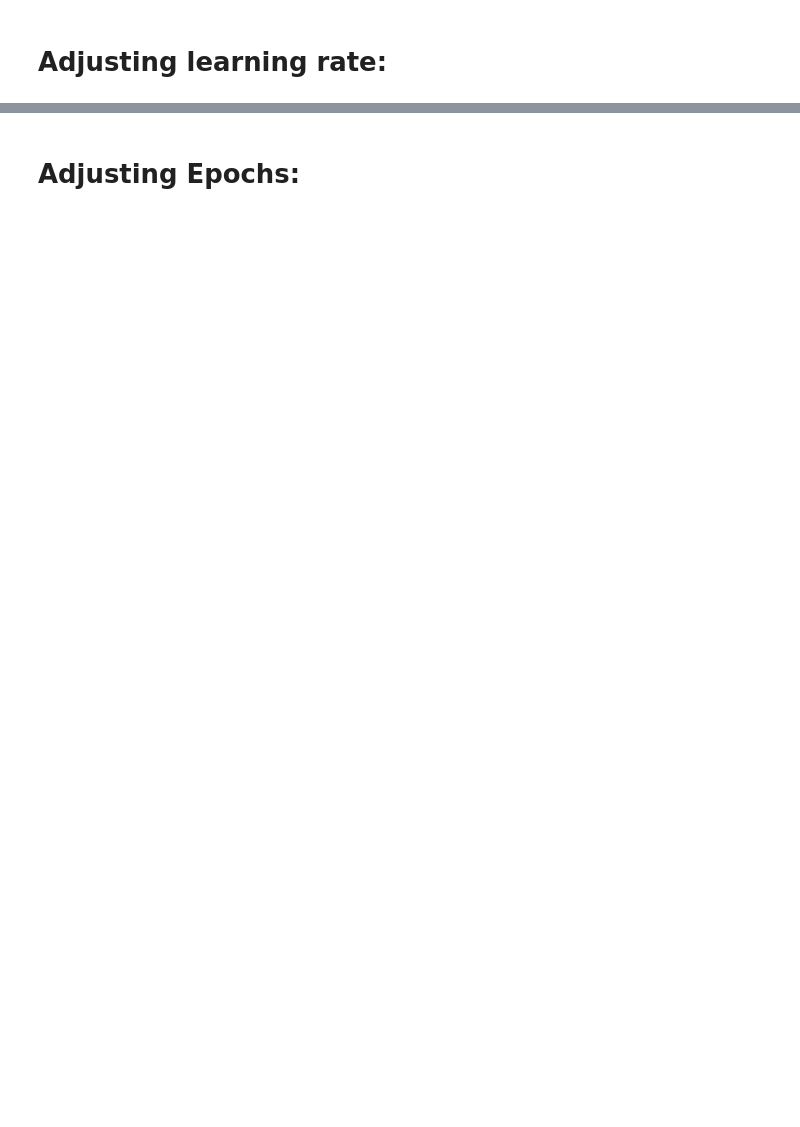
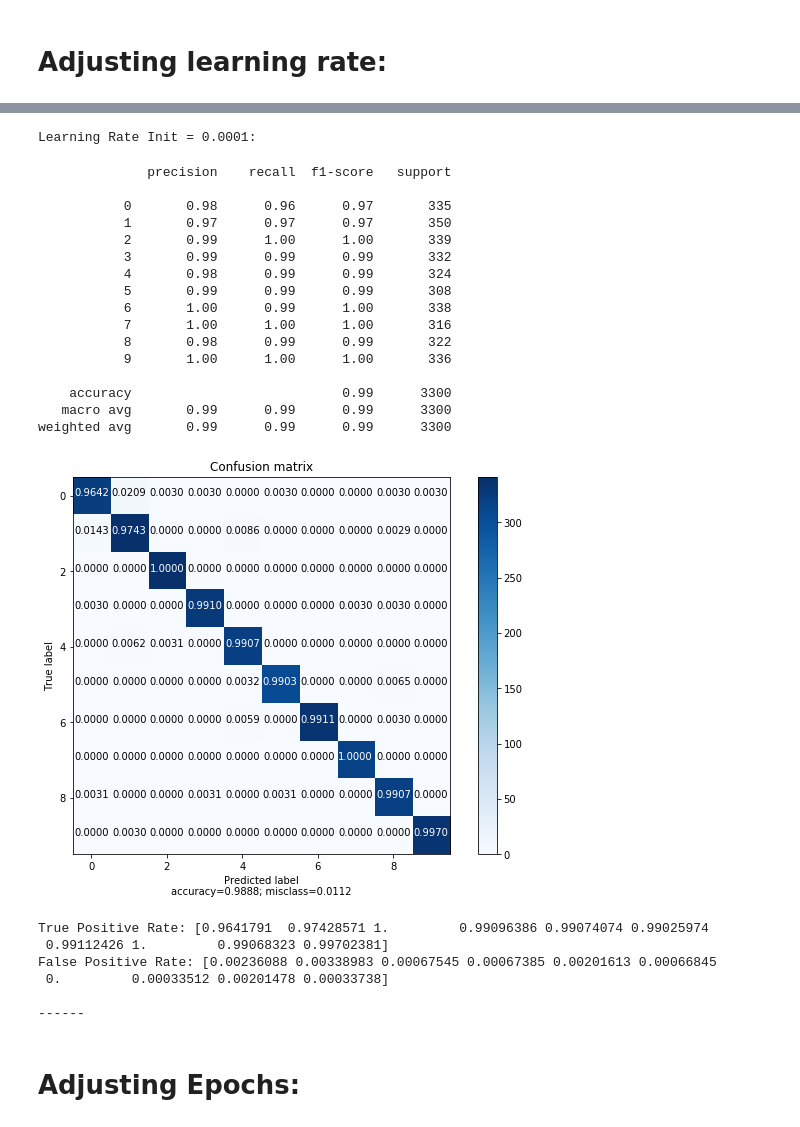
Before and after one commit to kadjulio/Coursework2-Data-Mining, a Jupyter notebook: jupyter/notebooks/modeling/NN.ipynb, the cells around one changed output, grey strips where cells are left out. Drawn from its saved outputs; the diff is of its cells as text; code cells hidden in the pictures; blank space fills up the shorter version.

```diff
--- a/jupyter/notebooks/modeling/NN.ipynb
+++ b/jupyter/notebooks/modeling/NN.ipynb
@@ -409,17 +645,42 @@ visualize(mlp_max)
 # %%
 ######## Different learning rate init values ########
 
 #Increase learning rate to 0.5 (learning_rate_init)
-print("Learning Rate Init = 0.5: ")
-mlp = MLPClassifier(random_state=42, learning_rate_init=0.5)
-run_experiment(mlp, train_set.iloc[:,:-1], train_set['target'], test_set.iloc[:,:-1], test_set['target'])
-print("------\n")
+# print("Learning Rate Init = 0.5: ")
+# mlp = MLPClassifier(random_state=42, learning_rate_init=0.5)
+# run_experiment(mlp, train_set.iloc[:,:-1], train_set['target'], test_set.iloc[:,:-1], test_set['target'])
+# print("------\n")
 
 #Decrease learning rate to 0.0001 (learning_rate_init)
 print("Learning Rate Init = 0.0001: ")
 mlp = MLPClassifier(random_state=42, learning_rate_init=0.0001)
 run_experiment(mlp, train_set.iloc[:,:-1], train_set['target'], test_set.iloc[:,:-1], test_set['target'])
 print("------\n")
+# %% [output]
+Learning Rate Init = 0.0001:
+              precision    recall  f1-score   support
+
+           0       0.98      0.96      0.97       335
+           1       0.97      0.97      0.97       350
+           2       0.99      1.00      1.00       339
+           3       0.99      0.99      0.99       332
+           4       0.98      0.99      0.99       324
+           5       0.99      0.99      0.99       308
+           6       1.00      0.99      1.00       338
+           7       1.00      1.00      1.00       316
+           8       0.98      0.99      0.99       322
+           9       1.00      1.00      1.00       336
+
+    accuracy                           0.99      3300
+   macro avg       0.99      0.99      0.99      3300
+weighted avg       0.99      0.99      0.99      3300
+[figure, added]
+True Positive Rate: [0.9641791  0.97428571 1.         0.99096386 0.99074074 0.99025974
+ 0.99112426 1.         0.99068323 0.99702381]
+False Positive Rate: [0.00236088 0.00338983 0.00067545 0.00067385 0.00201613 0.00066845
+ 0.         0.00033512 0.00201478 0.00033738]
+
+------
 # %% [markdown]
 # Adjusting Epochs:
 # %%
```
Also changed, not shown: parts of 28 cells of this notebook, 9 other files.
